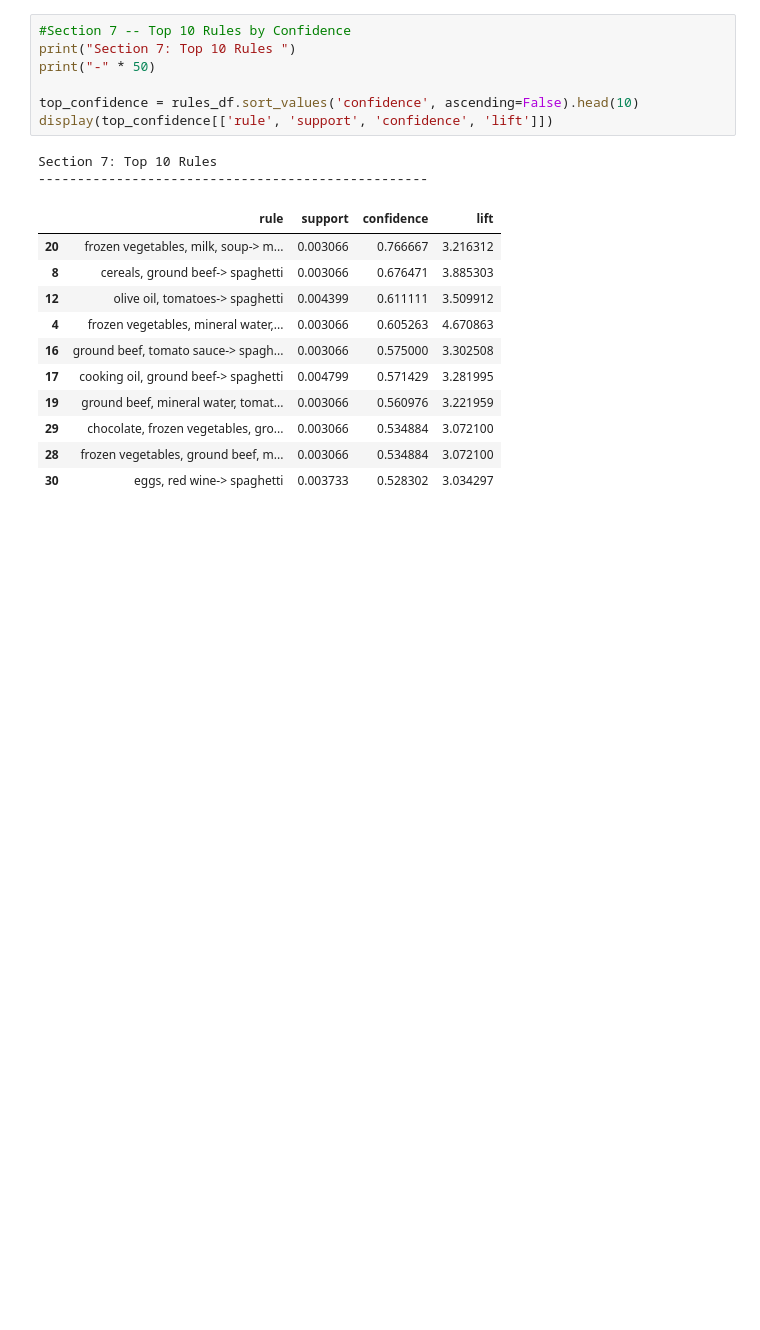
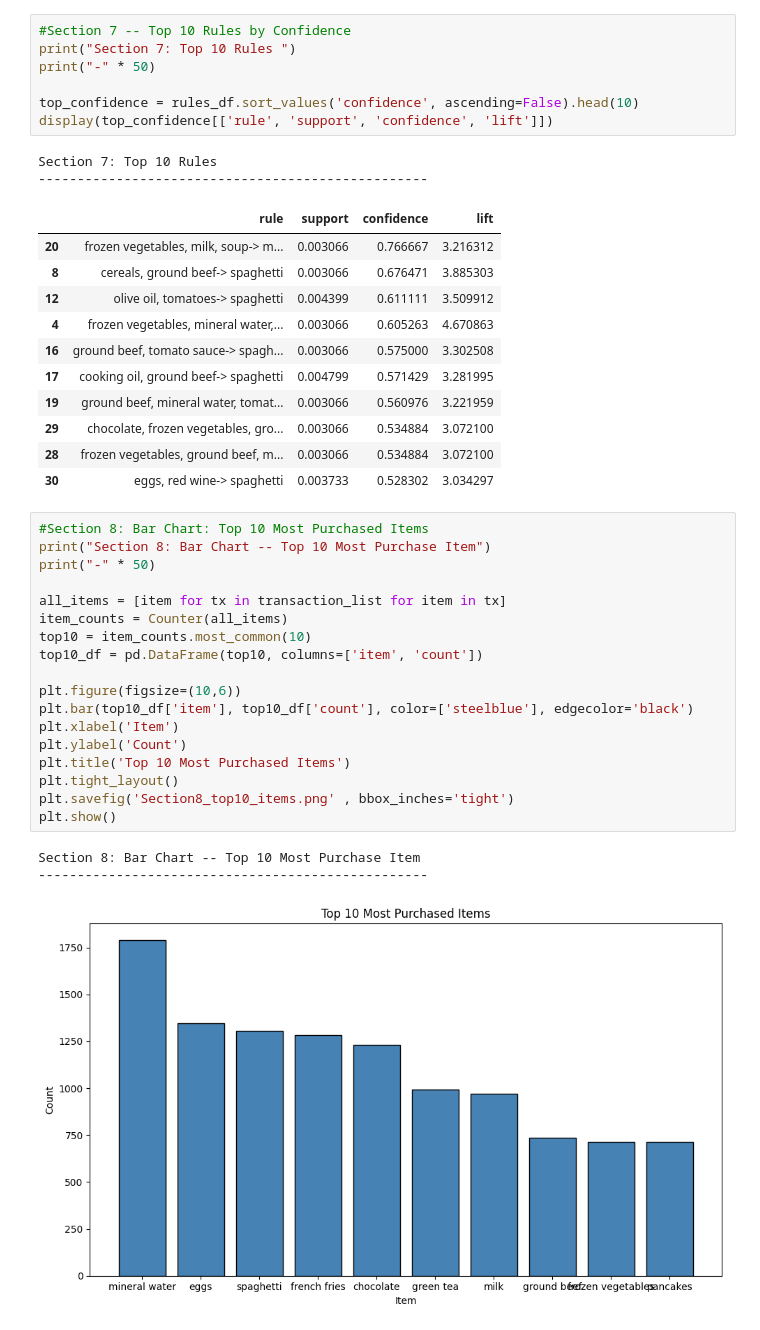
Before and after one commit to POTATO0826/Data-Mining-Assignment-2-, a Jupyter notebook: Data-Mining-Assignment2-1.ipynb, the cells around one changed output. Drawn from its saved outputs; the diff is of its cells as text; blank space fills up the shorter version.

Commit message:
Feat: Bar Chart added

```diff
--- a/Data-Mining-Assignment2-1.ipynb
+++ b/Data-Mining-Assignment2-1.ipynb
@@ -293,3 +293,25 @@ Section 7: Top 10 Rules
 | 29 | chocolate, frozen vegetables, gro... | 0.003066 | 0.534884 | 3.072100 |
 | 28 | frozen vegetables, ground beef, m... | 0.003066 | 0.534884 | 3.072100 |
 | 30 | eggs, red wine-> spaghetti | 0.003733 | 0.528302 | 3.034297 |
+# %%
+#Section 8: Bar Chart: Top 10 Most Purchased Items
+print("Section 8: Bar Chart -- Top 10 Most Purchase Item")
+print("-" * 50)
+
+all_items = [item for tx in transaction_list for item in tx]
+item_counts = Counter(all_items)
+top10 = item_counts.most_common(10)
+top10_df = pd.DataFrame(top10, columns=['item', 'count'])
+
+plt.figure(figsize=(10,6))
+plt.bar(top10_df['item'], top10_df['count'], color=['steelblue'], edgecolor='black')
+plt.xlabel('Item')
+plt.ylabel('Count')
+plt.title('Top 10 Most Purchased Items')
+plt.tight_layout()
+plt.savefig('Section8_top10_items.png' , bbox_inches='tight')
+plt.show()
+# %% [output]
+Section 8: Bar Chart -- Top 10 Most Purchase Item
+--------------------------------------------------
+[figure, added]
```
Also changed, not shown: 1 other file.
